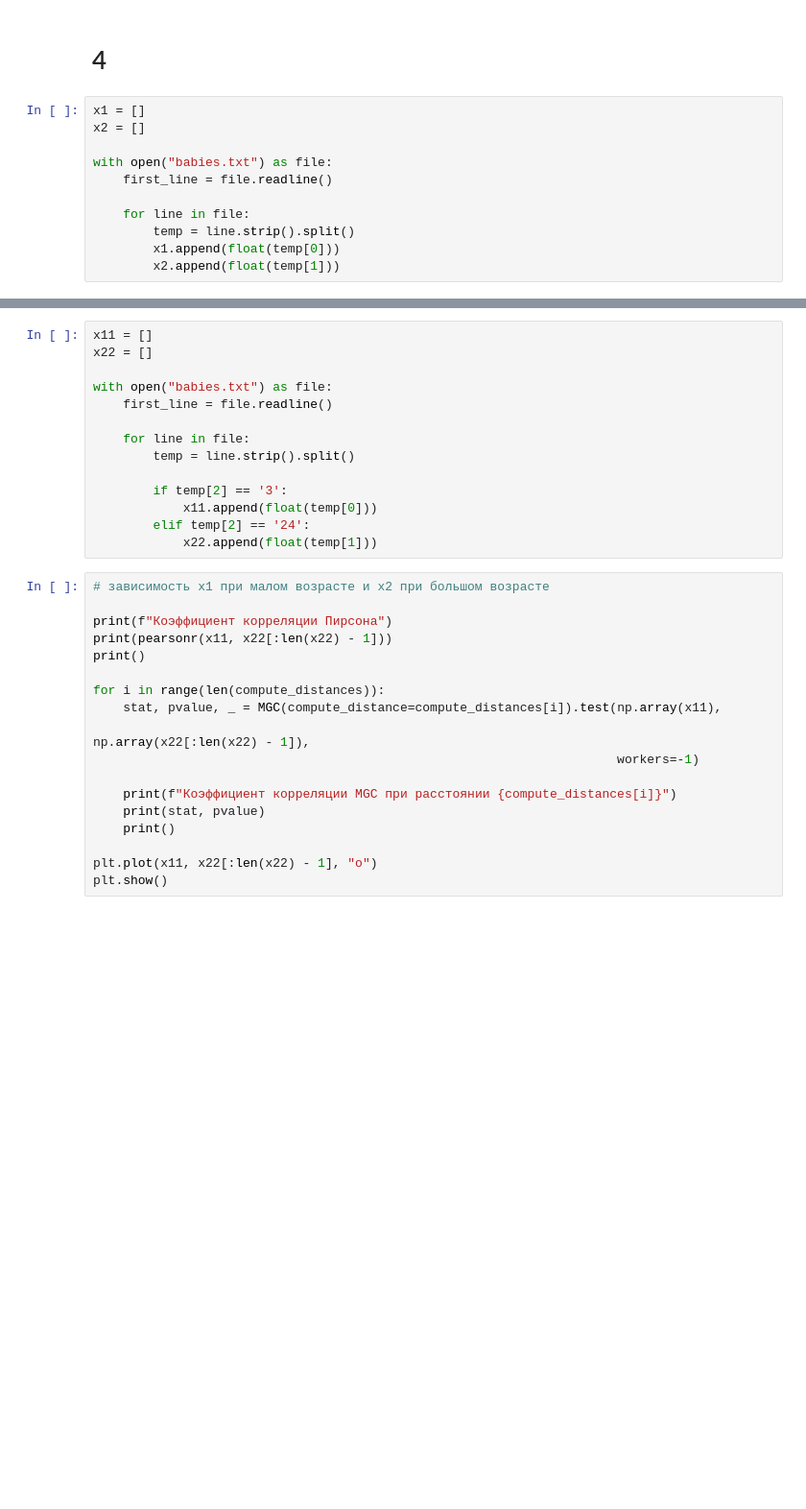
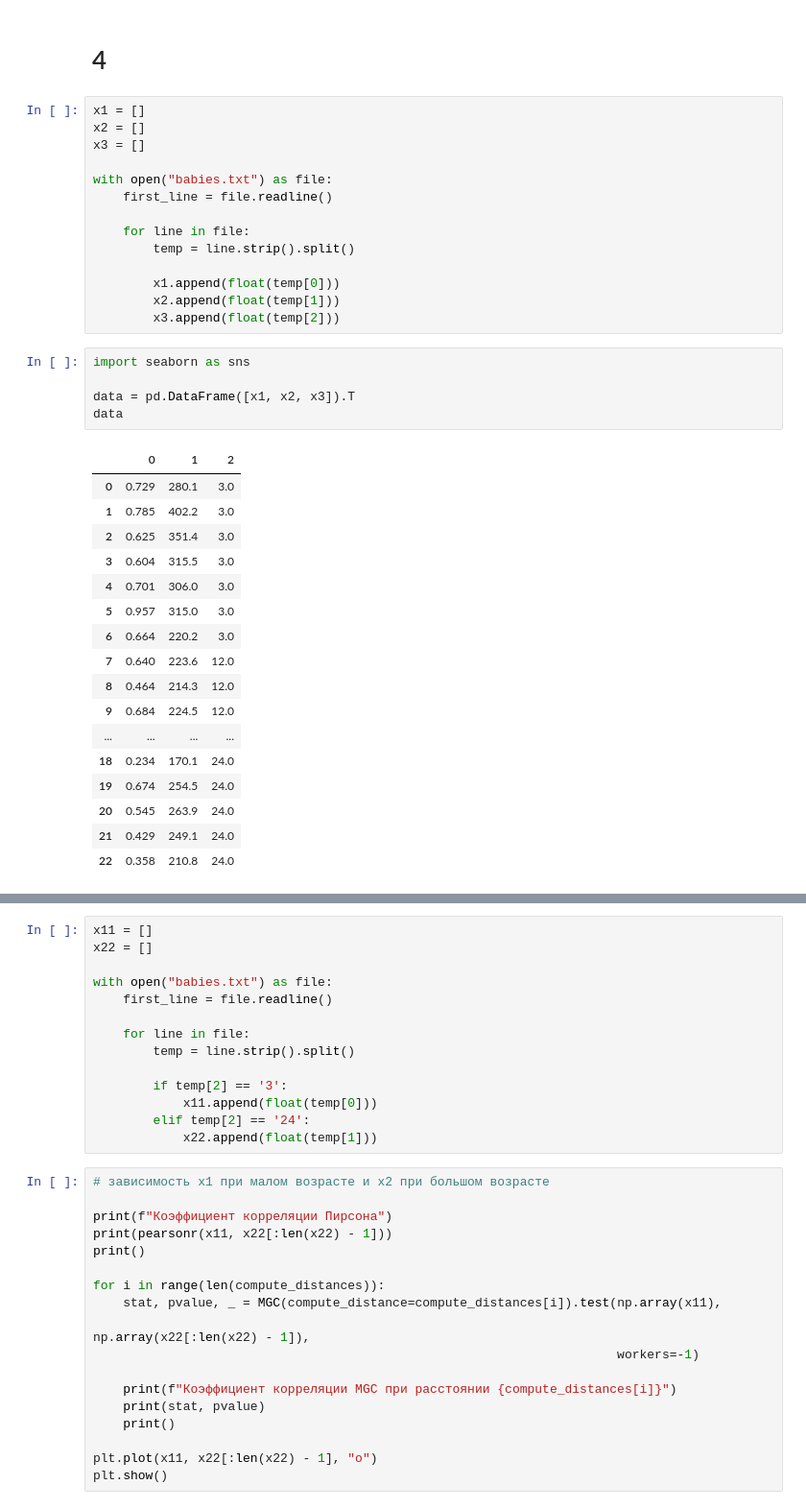
Before and after one commit to IvanBo4kov/data-analysis-fsr, a Jupyter notebook: homework_3/homework_3.ipynb, the cells around one changed output, grey strips where cells are left out. Shown: that part at 96% size. Drawn from its saved outputs; the diff is of its cells as text; blank space fills up the shorter version.

```diff
--- a/homework_3/homework_3.ipynb
+++ b/homework_3/homework_3.ipynb
@@ -368,11 +368,37 @@ W  0.625971  0.157506  0.692184  0.638354  0.472381  1.000000
 # %%
 x1 = []
 x2 = []
+x3 = []
 
 with open("babies.txt") as file:
     first_line = file.readline()
 
     for line in file:
         temp = line.strip().split()
+
         x1.append(float(temp[0]))
         x2.append(float(temp[1]))
+        x3.append(float(temp[2]))
+# %%
+import seaborn as sns
+
+data = pd.DataFrame([x1, x2, x3]).T
+data
+# %% [output]
+|  | 0 | 1 | 2 |
+| 0 | 0.729 | 280.1 | 3.0 |
+| 1 | 0.785 | 402.2 | 3.0 |
+| 2 | 0.625 | 351.4 | 3.0 |
+| 3 | 0.604 | 315.5 | 3.0 |
+| 4 | 0.701 | 306.0 | 3.0 |
+| 5 | 0.957 | 315.0 | 3.0 |
+| 6 | 0.664 | 220.2 | 3.0 |
+| 7 | 0.640 | 223.6 | 12.0 |
+| 8 | 0.464 | 214.3 | 12.0 |
+| 9 | 0.684 | 224.5 | 12.0 |
+| ... | ... | ... | ... |
+| 18 | 0.234 | 170.1 | 24.0 |
+| 19 | 0.674 | 254.5 | 24.0 |
+| 20 | 0.545 | 263.9 | 24.0 |
+| 21 | 0.429 | 249.1 | 24.0 |
+| 22 | 0.358 | 210.8 | 24.0 |
```
Also changed, not shown: parts of 38 cells of this notebook.
